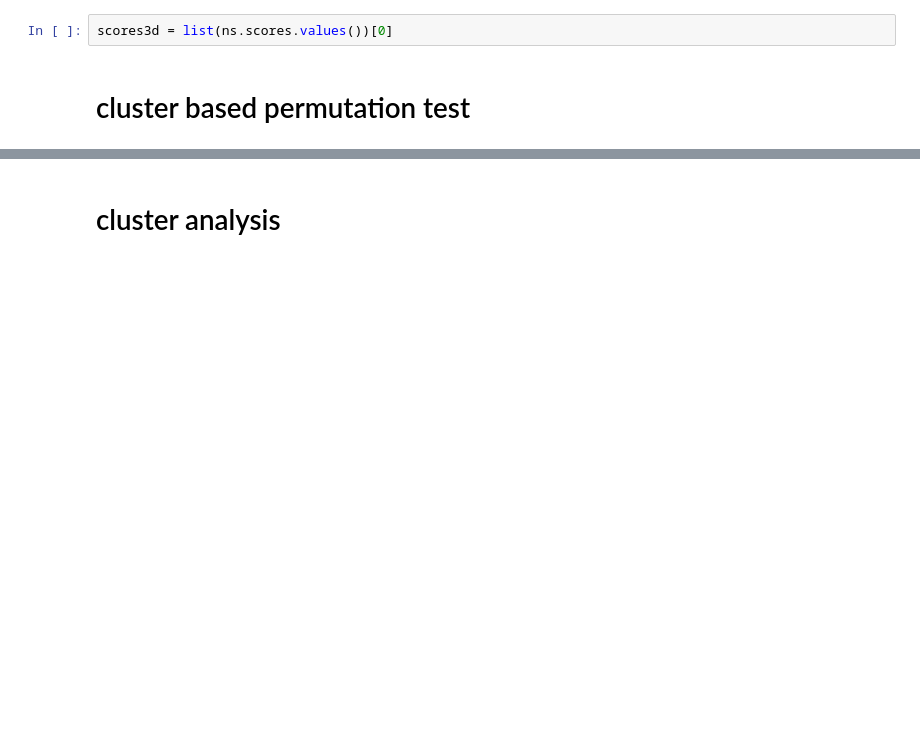
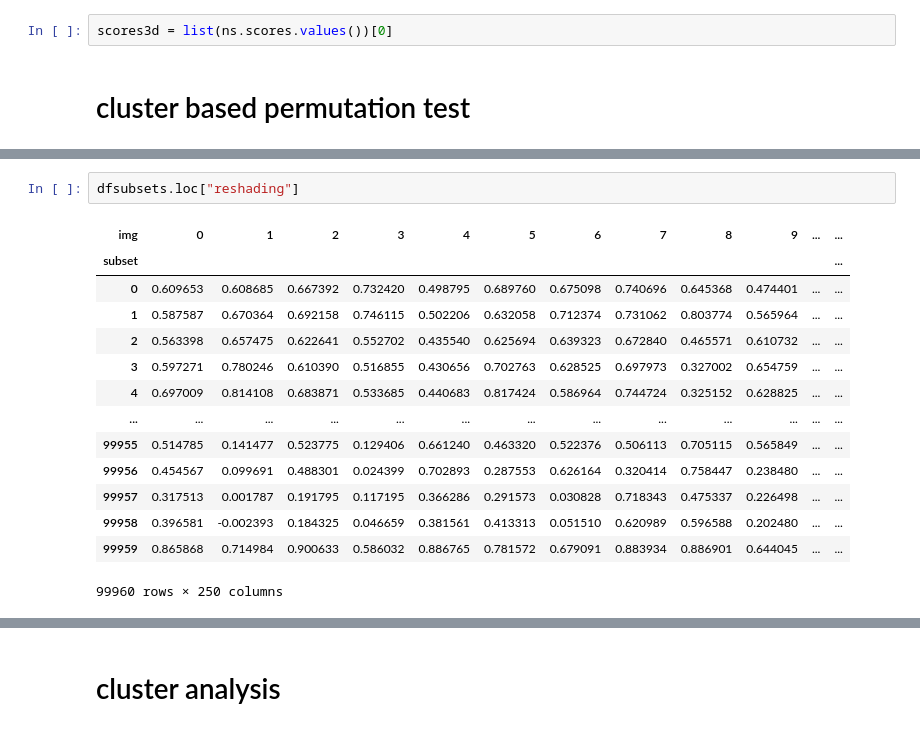
Before and after one commit to toniklenk/analysis-taskonomy, a Jupyter notebook: scripts/factor3 spatialintegration.ipynb, the cells around one changed output, grey strips where cells are left out. Drawn from its saved outputs; the diff is of its cells as text; blank space fills up the shorter version.

```diff
--- a/scripts/factor3 spatialintegration.ipynb
+++ b/scripts/factor3 spatialintegration.ipynb
@@ -659,0 +903,17 @@ def generate_permutation_distribtion(
+# %%
+dfsubsets.loc["reshading"]
+# %% [output]
+| img | 0 | 1 | 2 | 3 | 4 | 5 | 6 | 7 | 8 | 9 | ... | ... |
+| subset |  |  |  |  |  |  |  |  |  |  |  | ... |
+| 0 | 0.609653 | 0.608685 | 0.667392 | 0.732420 | 0.498795 | 0.689760 | 0.675098 | 0.740696 | 0.645368 | 0.474401 | ... | ... |
+| 1 | 0.587587 | 0.670364 | 0.692158 | 0.746115 | 0.502206 | 0.632058 | 0.712374 | 0.731062 | 0.803774 | 0.565964 | ... | ... |
+| 2 | 0.563398 | 0.657475 | 0.622641 | 0.552702 | 0.435540 | 0.625694 | 0.639323 | 0.672840 | 0.465571 | 0.610732 | ... | ... |
+| 3 | 0.597271 | 0.780246 | 0.610390 | 0.516855 | 0.430656 | 0.702763 | 0.628525 | 0.697973 | 0.327002 | 0.654759 | ... | ... |
+| 4 | 0.697009 | 0.814108 | 0.683871 | 0.533685 | 0.440683 | 0.817424 | 0.586964 | 0.744724 | 0.325152 | 0.628825 | ... | ... |
+| ... | ... | ... | ... | ... | ... | ... | ... | ... | ... | ... | ... | ... |
+| 99955 | 0.514785 | 0.141477 | 0.523775 | 0.129406 | 0.661240 | 0.463320 | 0.522376 | 0.506113 | 0.705115 | 0.565849 | ... | ... |
+| 99956 | 0.454567 | 0.099691 | 0.488301 | 0.024399 | 0.702893 | 0.287553 | 0.626164 | 0.320414 | 0.758447 | 0.238480 | ... | ... |
+| 99957 | 0.317513 | 0.001787 | 0.191795 | 0.117195 | 0.366286 | 0.291573 | 0.030828 | 0.718343 | 0.475337 | 0.226498 | ... | ... |
+| 99958 | 0.396581 | -0.002393 | 0.184325 | 0.046659 | 0.381561 | 0.413313 | 0.051510 | 0.620989 | 0.596588 | 0.202480 | ... | ... |
+| 99959 | 0.865868 | 0.714984 | 0.900633 | 0.586032 | 0.886765 | 0.781572 | 0.679091 | 0.883934 | 0.886901 | 0.644045 | ... | ... |
+99960 rows × 250 columns
```
Also changed, not shown: parts of 69 cells of this notebook, 1 other file.
